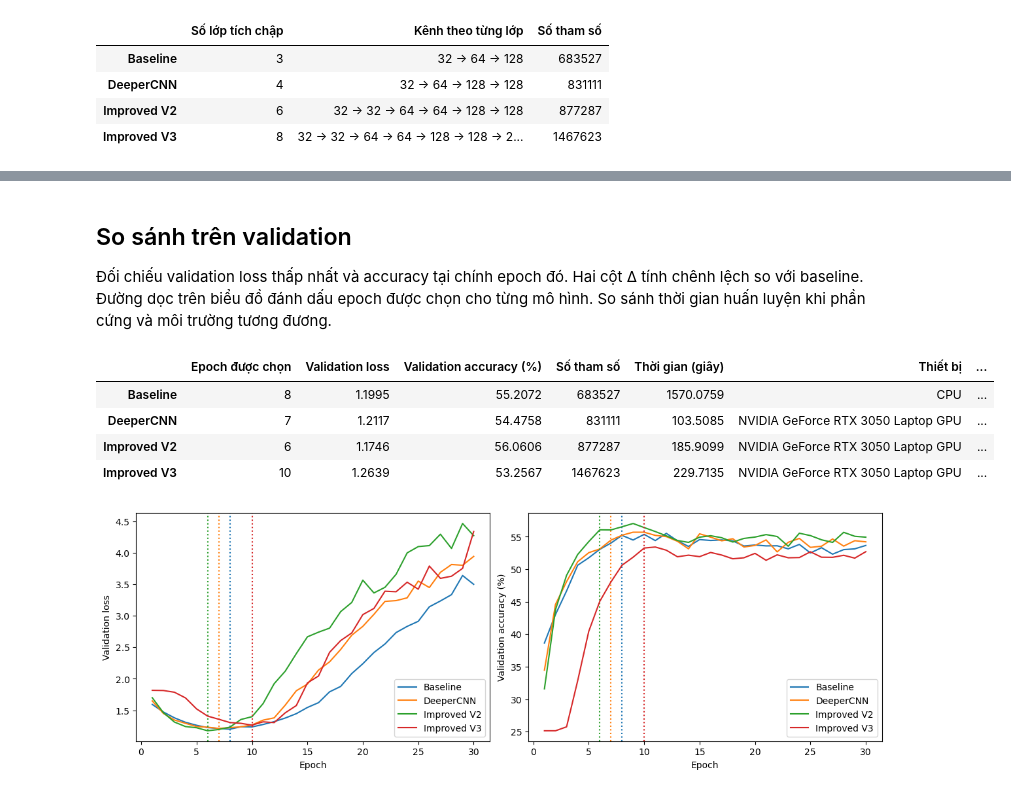
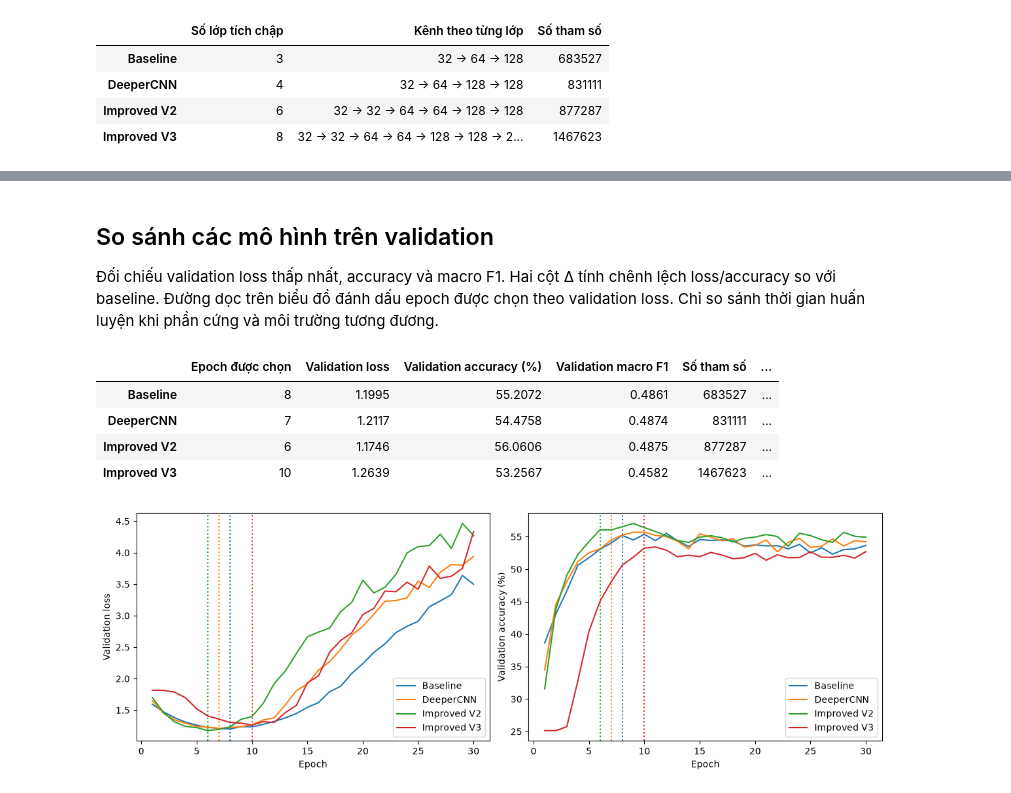
Before and after one commit to Cgtho/DeepLearning_Group, a Jupyter notebook: BTL02/notebooks/03_exp02_more_convolution.ipynb, the cells around one changed output, grey strips where cells are left out. Cells and saved outputs as stored; diff of their text form; code cells hidden in the pictures.

```diff
--- a/BTL02/notebooks/03_exp02_more_convolution.ipynb
+++ b/BTL02/notebooks/03_exp02_more_convolution.ipynb
@@ -110,0 +115,35 @@ Improved V3 · D:\Users\Admin\source\repos\DeepLearning_Group\BTL02\results\EXP0
+# %%
+validation_results = {}
+for name, run in runs.items():
+    evaluation_path = run / "evaluation.json"
+    if evaluation_path.is_file():
+        saved = json.loads(evaluation_path.read_text(encoding="utf-8"))
+    else:
+        saved = None
+
+    if saved is None or saved.get("split") != "validation":
+        run_config = yaml.safe_load((run / "config.yaml").read_text(encoding="utf-8"))
+        saved = evaluate_checkpoint(
+            run,
+            project / run_config["data_dir"],
+            run_config["batch_size"],
+            select_device(run_config.get("device", "auto")),
+            split="validation",
+        )
+    validation_results[name] = saved
+
+validation_summary = pd.DataFrame.from_dict(
+    {
+        name: {
+            "Validation accuracy (%)": 100 * result["accuracy"],
+            "Validation macro F1": result["macro_f1"],
+        }
+        for name, result in validation_results.items()
+    },
+    orient="index",
+)
+display(validation_summary.round(4))
+
+for name, run in runs.items():
+    print(name)
+    display(Image(filename=str(run / "confusion_matrix.png"), width=680))
@@ -111,37 +167,38 @@ Improved V3 · D:\Users\Admin\source\repos\DeepLearning_Group\BTL02\results\EXP0
 # %% [markdown]
-## So sánh trên validation
+## So sánh các mô hình trên validation
 
-Đối chiếu validation loss thấp nhất và accuracy tại chính epoch đó. Hai cột Δ tính chênh lệch so với baseline. Đường dọc trên biểu đồ đánh dấu epoch được chọn cho từng mô hình. So sánh thời gian huấn luyện khi phần cứng và môi trường tương đương.
+Đối chiếu validation loss thấp nhất, accuracy và macro F1. Hai cột Δ tính chênh lệch loss/accuracy so với baseline. Đường dọc trên biểu đồ đánh dấu epoch được chọn theo validation loss. Chỉ so sánh thời gian huấn luyện khi phần cứng và môi trường tương đương.
 # %%
 comparison = {}
 histories = {}
 for name, run in runs.items():
     summary = json.loads((run / "training.json").read_text(encoding="utf-8"))
     history = pd.read_csv(run / "history.csv")
     best = history.loc[history["epoch"] == summary["best_epoch"]].iloc[0]
     histories[name] = history
     comparison[name] = {
         "Epoch được chọn": summary["best_epoch"],
         "Validation loss": best["val_loss"],
         "Validation accuracy (%)": 100 * best["val_accuracy"],
+        "Validation macro F1": validation_results[name]["macro_f1"],
         "Số tham số": summary["parameters"],
         "Thời gian (giây)": summary["training_seconds"],
         "Thiết bị": summary["hardware"],
         "PyTorch": summary["torch"],
     }
 
 table = pd.DataFrame.from_dict(comparison, orient="index")
 table["Δ loss"] = table["Validation loss"] - table.loc[baseline_name, "Validation loss"]
 table["Δ accuracy (điểm %)"] = (
     table["Validation accuracy (%)"] - table.loc[baseline_name, "Validation accuracy (%)"]
 )
 display(table.round(4))
 # %% [output]
-|  | Epoch được chọn | Validation loss | Validation accuracy (%) | Số tham số | Thời gian (giây) | Thiết bị | ... |
-| Baseline | 8 | 1.1995 | 55.2072 | 683527 | 1570.0759 | CPU | ... |
-| DeeperCNN | 7 | 1.2117 | 54.4758 | 831111 | 103.5085 | NVIDIA GeForce RTX 3050 Laptop GPU | ... |
-| Improved V2 | 6 | 1.1746 | 56.0606 | 877287 | 185.9099 | NVIDIA GeForce RTX 3050 Laptop GPU | ... |
-| Improved V3 | 10 | 1.2639 | 53.2567 | 1467623 | 229.7135 | NVIDIA GeForce RTX 3050 Laptop GPU | ... |
+|  | Epoch được chọn | Validation loss | Validation accuracy (%) | Validation macro F1 | Số tham số | ... |
+| Baseline | 8 | 1.1995 | 55.2072 | 0.4861 | 683527 | ... |
+| DeeperCNN | 7 | 1.2117 | 54.4758 | 0.4874 | 831111 | ... |
+| Improved V2 | 6 | 1.1746 | 56.0606 | 0.4875 | 877287 | ... |
+| Improved V3 | 10 | 1.2639 | 53.2567 | 0.4582 | 1467623 | ... |
 # %%
 fig, axes = plt.subplots(1, 2, figsize=(12, 4), layout="constrained")
 for ax, metric, label in zip(
```
Also changed, not shown: parts of 6 cells of this notebook, 26 other files.
